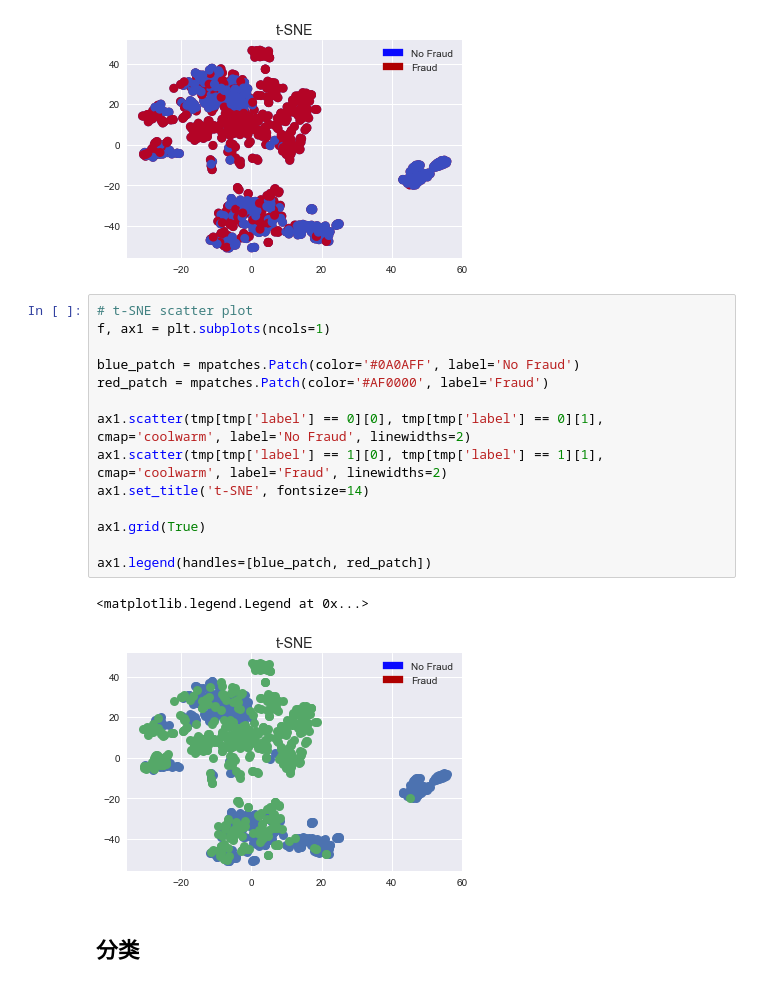
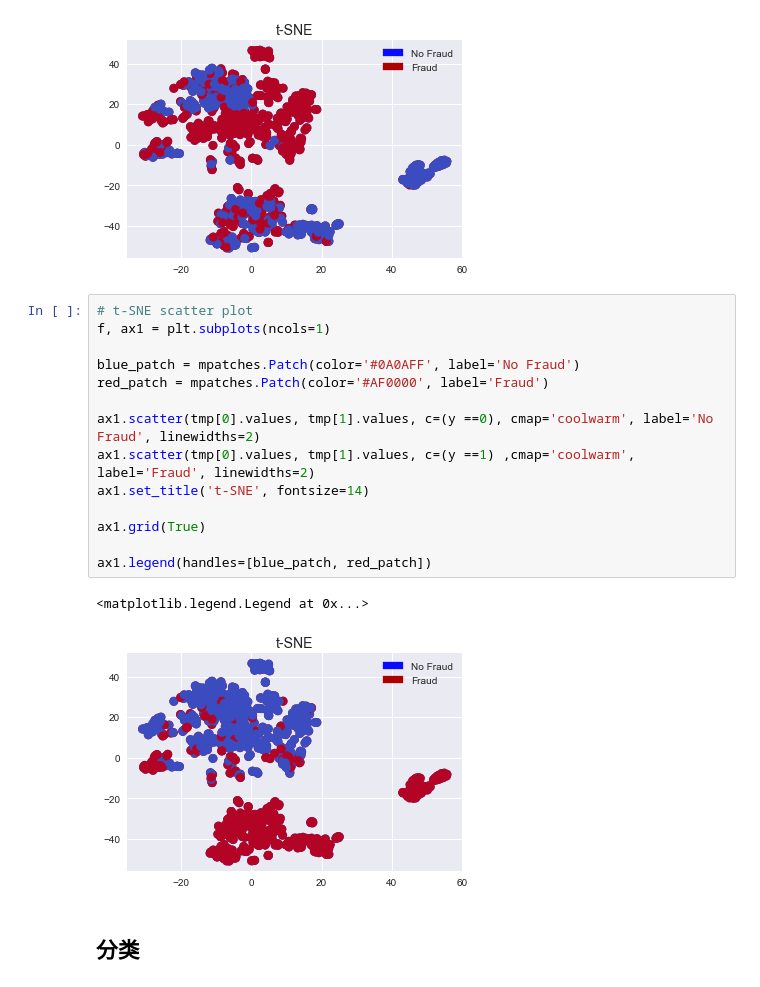
Before and after one commit to ChaoyuHuang/deepLearning, a Jupyter notebook: Chap9 各种算法尝试建模credit fraud.ipynb, the cells around one changed output. Cells and saved outputs as stored; diff of their text form.

```diff
--- a/Chap9 各种算法尝试建模credit fraud.ipynb
+++ b/Chap9 各种算法尝试建模credit fraud.ipynb
@@ -505,20 +505,20 @@ ax1.legend(handles=[blue_patch, red_patch])
 # %%
 # t-SNE scatter plot
 f, ax1 = plt.subplots(ncols=1)
 
 blue_patch = mpatches.Patch(color='#0A0AFF', label='No Fraud')
 red_patch = mpatches.Patch(color='#AF0000', label='Fraud')
 
-ax1.scatter(tmp[tmp['label'] == 0][0], tmp[tmp['label'] == 0][1], cmap='coolwarm', label='No Fraud', linewidths=2)
-ax1.scatter(tmp[tmp['label'] == 1][0], tmp[tmp['label'] == 1][1], cmap='coolwarm', label='Fraud', linewidths=2)
+ax1.scatter(tmp[0].values, tmp[1].values, c=(y ==0), cmap='coolwarm', label='No Fraud', linewidths=2)
+ax1.scatter(tmp[0].values, tmp[1].values, c=(y ==1) ,cmap='coolwarm', label='Fraud', linewidths=2)
 ax1.set_title('t-SNE', fontsize=14)
 
 ax1.grid(True)
 
 ax1.legend(handles=[blue_patch, red_patch])
 # %% [output]
 <matplotlib.legend.Legend at 0x...>
-[figure, old version]
+[figure, new version]
 # %% [markdown]
 ## 分类
 # %%
```
